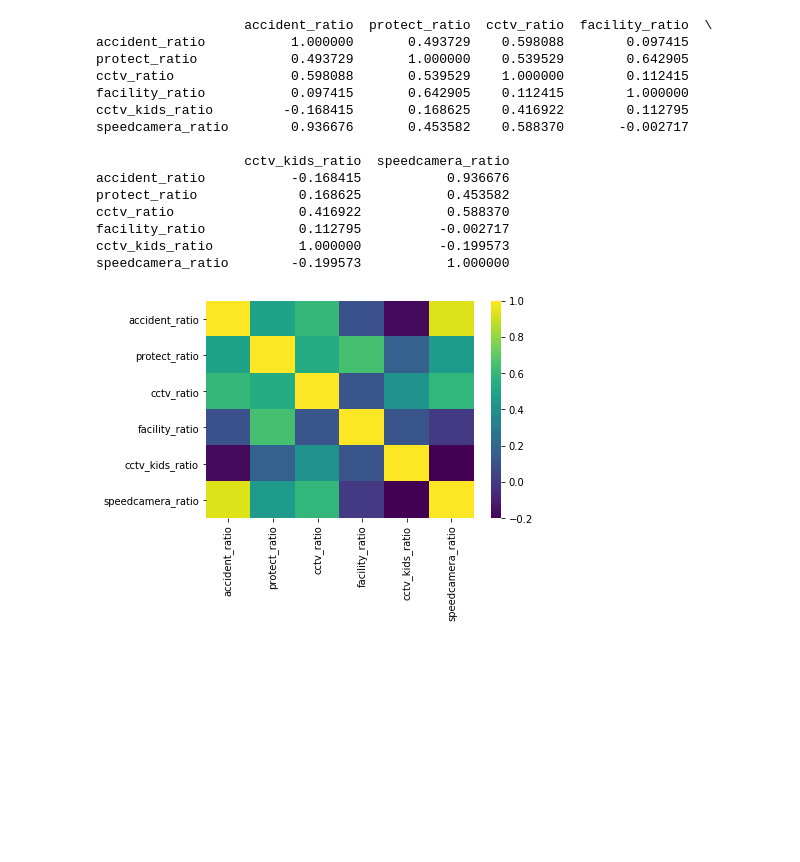
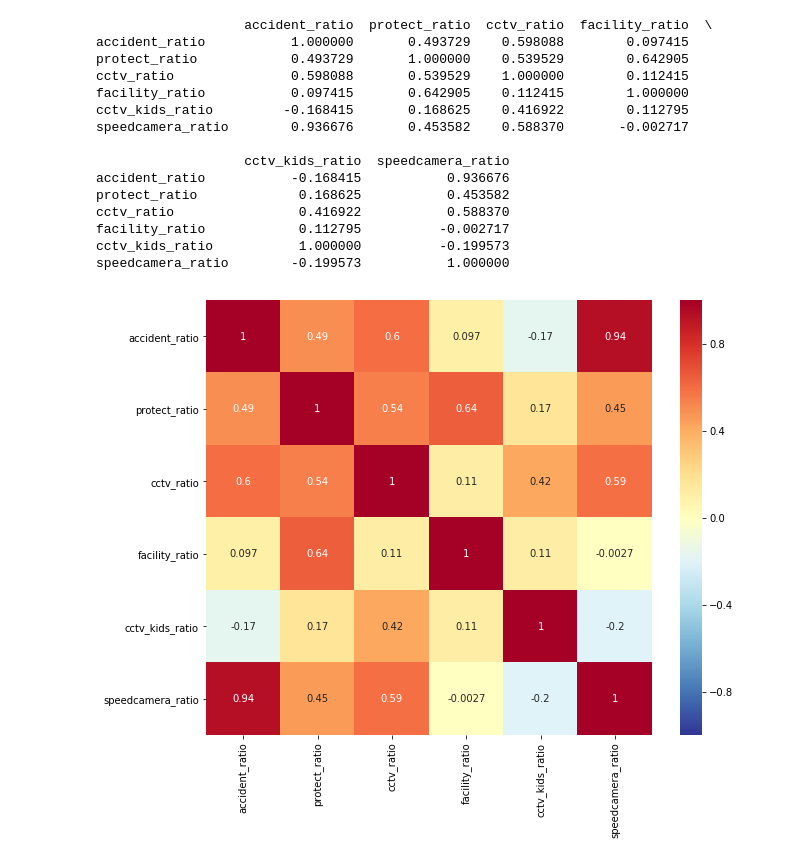
Before and after one commit to you-ahhyun/semi, a Jupyter notebook: 상관계수.ipynb, the cells around one changed output. Cells and saved outputs as stored; diff of their text form; code cells hidden in the pictures; blank space fills up the shorter version.

```diff
--- a/상관계수.ipynb
+++ b/상관계수.ipynb
@@ -33,8 +33,14 @@ cctv_ratio                0.416922           0.588370
 facility_ratio            0.112795          -0.002717
 cctv_kids_ratio           1.000000          -0.199573
 speedcamera_ratio        -0.199573           1.000000
-# %%
-sns.heatmap(corr, cmap='viridis')
-plt.show()
-# %% [output]
-[figure, removed]
+# %%
+plt.figure(figsize = (10,8))  #필요시 크기 조절 가능
+
+sns.heatmap(corr,
+               annot = True,
+               cmap = 'RdYlBu_r',
+               vmin = -1, vmax = 1,
+              )
+plt.show()
+# %% [output]
+[figure, added]
```
Also changed, not shown: parts of 1 cell of this notebook.
